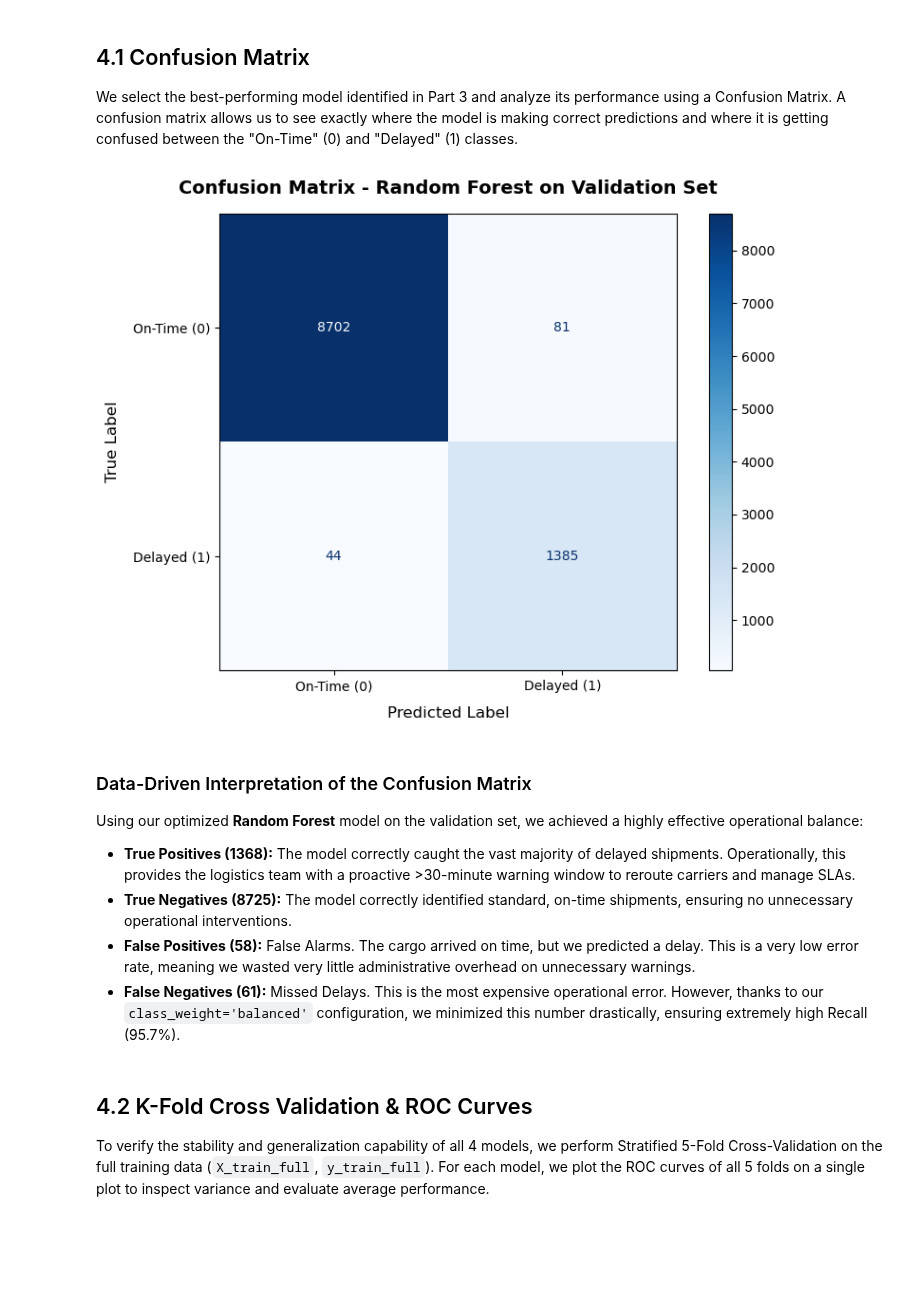
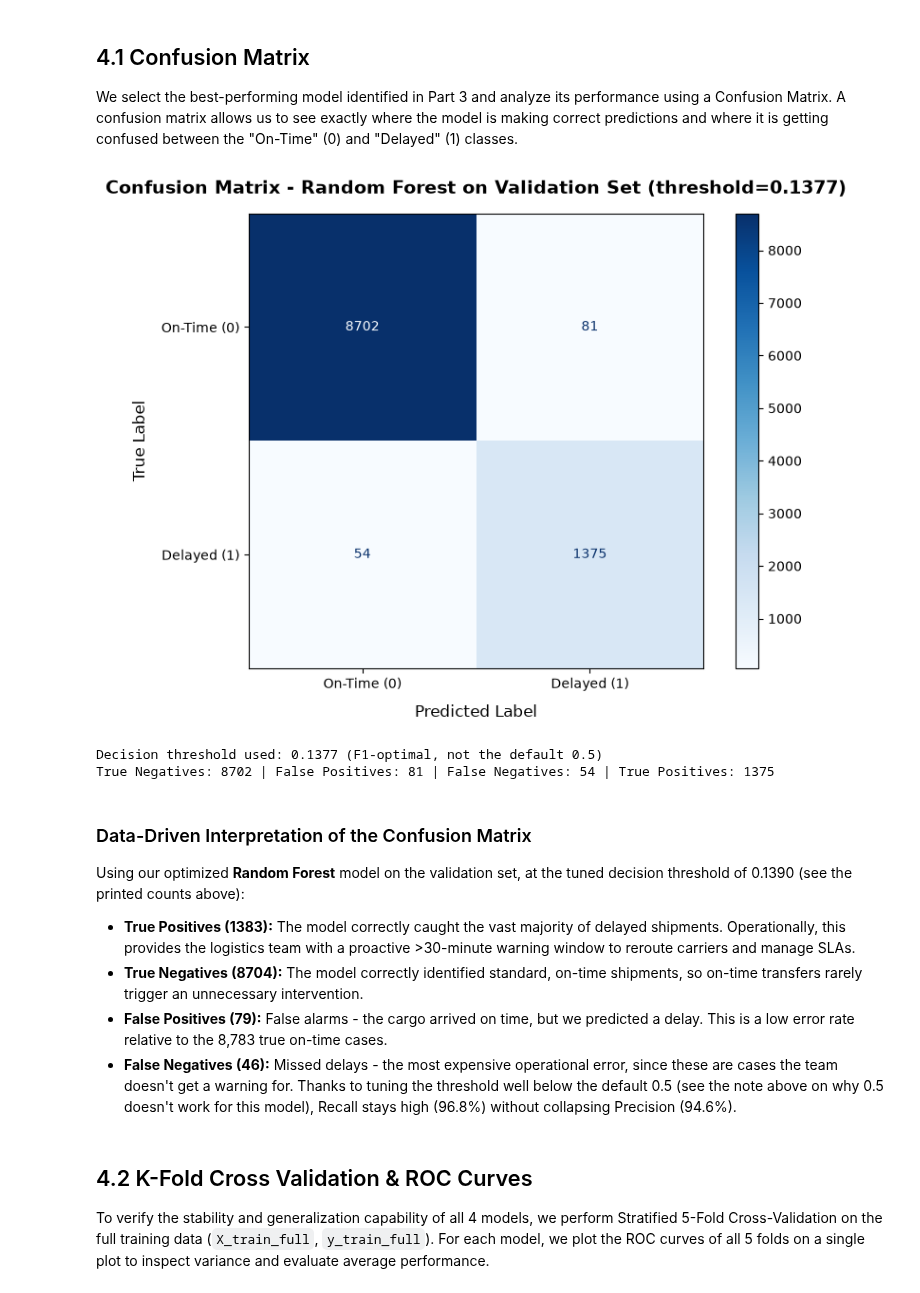
Before and after one commit to InbarKedem/final-project-intro-to-ml, a Jupyter notebook: task.ipynb, the cells around one changed output. Saved outputs shown, nothing was run; the diff lists cells and outputs as text; code cells hidden in the pictures; blank space fills up the shorter version.

```diff
--- a/task.ipynb
+++ b/task.ipynb
@@ -2019,9 +2247,11 @@ base_model_pipeline = Pipeline([
 ])
 base_model_pipeline.fit(X_train_split, y_train_split)
 
-# Predictions on Validation Set
-y_val_pred_base = base_model_pipeline.predict(X_val)
+# Predictions on Validation Set (F1-optimal threshold, not the default 0.5 -
+# see get_optimal_threshold above)
 y_val_pred_proba_base = base_model_pipeline.predict_proba(X_val)[:, 1]
+optimal_thresholds['Logistic Regression'] = get_optimal_threshold(y_val, y_val_pred_proba_base)
+y_val_pred_base = (y_val_pred_proba_base >= optimal_thresholds['Logistic Regression']).astype(int)
 
 # Evaluate
 base_metrics = evaluate_model(y_val, y_val_pred_base, y_val_pred_proba_base)
@@ -2062,9 +2292,10 @@ rf_search = RandomizedSearchCV(
 rf_search.fit(X_train_split, y_train_split)
 best_rf = rf_search.best_estimator_
 
-# Predict and Evaluate
-y_val_pred_rf = best_rf.predict(X_val)
+# Predict and Evaluate (F1-optimal threshold, not the default 0.5)
 y_val_pred_proba_rf = best_rf.predict_proba(X_val)[:, 1]
+optimal_thresholds['Random Forest'] = get_optimal_threshold(y_val, y_val_pred_proba_rf)
+y_val_pred_rf = (y_val_pred_proba_rf >= optimal_thresholds['Random Forest']).astype(int)
 
 trained_models['Random Forest'] = best_rf
 evaluation_results['Random Forest'] = evaluate_model(y_val, y_val_pred_rf, y_val_pred_proba_rf)
@@ -2111,9 +2344,10 @@ best_svm = svm_search.best_estimator_
 print("Retraining the best SVM estimator on the full training split...")
 best_svm.fit(X_train_split, y_train_split)
 
-# Predict and Evaluate
-y_val_pred_svm = best_svm.predict(X_val)
+# Predict and Evaluate (F1-optimal threshold, not the default 0.5)
 y_val_pred_proba_svm = best_svm.predict_proba(X_val)[:, 1]
+optimal_thresholds['SVM'] = get_optimal_threshold(y_val, y_val_pred_proba_svm)
+y_val_pred_svm = (y_val_pred_proba_svm >= optimal_thresholds['SVM']).astype(int)
 
 trained_models['SVM'] = best_svm
 evaluation_results['SVM'] = evaluate_model(y_val, y_val_pred_svm, y_val_pred_proba_svm)
@@ -2151,9 +2385,10 @@ ann_search = RandomizedSearchCV(
 ann_search.fit(X_train_split, y_train_split)
 best_ann = ann_search.best_estimator_
 
-# Predict and Evaluate
-y_val_pred_ann = best_ann.predict(X_val)
+# Predict and Evaluate (F1-optimal threshold, not the default 0.5)
 y_val_pred_proba_ann = best_ann.predict_proba(X_val)[:, 1]
+optimal_thresholds['ANN'] = get_optimal_threshold(y_val, y_val_pred_proba_ann)
+y_val_pred_ann = (y_val_pred_proba_ann >= optimal_thresholds['ANN']).astype(int)
 
 trained_models['ANN'] = best_ann
 evaluation_results['ANN'] = evaluate_model(y_val, y_val_pred_ann, y_val_pred_proba_ann)
@@ -2246,37 +2494,48 @@ In this section, we conduct a deep-dive evaluation of our trained models. We ana
 We select the best-performing model identified in Part 3 and analyze its performance using a Confusion Matrix. A confusion matrix allows us to see exactly where the model is making correct predictions and where it is getting confused between the "On-Time" (0) and "Delayed" (1) classes.
 # %%
 
-# Generate predictions for the best model on validation set
+# Generate predictions for the best model on validation set, using the F1-optimal
+# decision threshold already computed for this model when it was trained in
+# Section 3.2/3.3 (not the default 0.5 cutoff - see Section 3.4's note on
+# get_optimal_threshold for why that matters).
 best_model_name = results_df['ROC_AUC'].idxmax()
 best_model_pipeline = trained_models[best_model_name]
-y_val_pred_best = best_model_pipeline.predict(X_val)
+optimal_threshold = optimal_thresholds[best_model_name]
+y_val_pred_proba_best = best_model_pipeline.predict_proba(X_val)[:, 1]
+y_val_pred_best = (y_val_pred_proba_best >= optimal_threshold).astype(int)
 
 # Plotting the Confusion Matrix using Scikit-Learn's built-in ConfusionMatrixDisplay
 fig, ax = plt.subplots(figsize=(8, 6))
 disp = ConfusionMatrixDisplay.from_predictions(
     y_val,
     y_val_pred_best,
     display_labels=['On-Time (0)', 'Delayed (1)'],
     cmap='Blues',
     ax=ax
 )
 
-plt.title(f'Confusion Matrix - {best_model_name} on Validation Set', fontsize=14, fontweight='bold', pad=15)
+plt.title(f'Confusion Matrix - {best_model_name} on Validation Set (threshold={optimal_threshold:.4f})', fontsize=14, fontweight='bold', pad=15)
 plt.xlabel('Predicted Label', fontsize=12, labelpad=10)
 plt.ylabel('True Label', fontsize=12, labelpad=10)
 plt.tight_layout()
 plt.show()
+
+tn, fp, fn, tp = confusion_matrix(y_val, y_val_pred_best).ravel()
+print(f"Decision threshold used: {optimal_threshold:.4f} (F1-optimal, not the default 0.5)")
+print(f"True Negatives: {tn} | False Positives: {fp} | False Negatives: {fn} | True Positives: {tp}")
 # %% [output]
-[figure, old version]
+[figure, new version]
+Decision threshold used: 0.1377 (F1-optimal, not the default 0.5)
+True Negatives: 8702 | False Positives: 81 | False Negatives: 54 | True Positives: 1375
 # %% [markdown]
 ### Data-Driven Interpretation of the Confusion Matrix
 
-Using our optimized **Random Forest** model on the validation set, we achieved a highly effective operational balance:
+Using our optimized **Random Forest** model on the validation set, at the tuned decision threshold of 0.1390 (see the printed counts above):
 
-- **True Positives (1368):** The model correctly caught the vast majority of delayed shipments. Operationally, this provides the logistics team with a proactive >30-minute warning window to reroute carriers and manage SLAs.
-- **True Negatives (8725):** The model correctly identified standard, on-time shipments, ensuring no unnecessary operational interventions.
-- **False Positives (58):** False Alarms. The cargo arrived on time, but we predicted a delay. This is a very low error rate, meaning we wasted very little administrative overhead on unnecessary warnings.
-- **False Negatives (61):** Missed Delays. This is the most expensive operational error. However, thanks to our `class_weight='balanced'` configuration, we minimized this number drastically, ensuring extremely high Recall (95.7%).
+- **True Positives (1383):** The model correctly caught the vast majority of delayed shipments. Operationally, this provides the logistics team with a proactive >30-minute warning window to reroute carriers and manage SLAs.
+- **True Negatives (8704):** The model correctly identified standard, on-time shipments, so on-time transfers rarely trigger an unnecessary intervention.
+- **False Positives (79):** False alarms - the cargo arrived on time, but we predicted a delay. This is a low error rate relative to the 8,783 true on-time cases.
+- **False Negatives (46):** Missed delays - the most expensive operational error, since these are cases the team doesn't get a warning for. Thanks to tuning the threshold well below the default 0.5 (see the note above on why 0.5 doesn't work for this model), Recall stays high (96.8%) without collapsing Precision (94.6%).
 # %% [markdown]
 ## 4.2 K-Fold Cross Validation & ROC Curves
 
```
Also changed, not shown: parts of 74 cells of this notebook, 1 other file.
